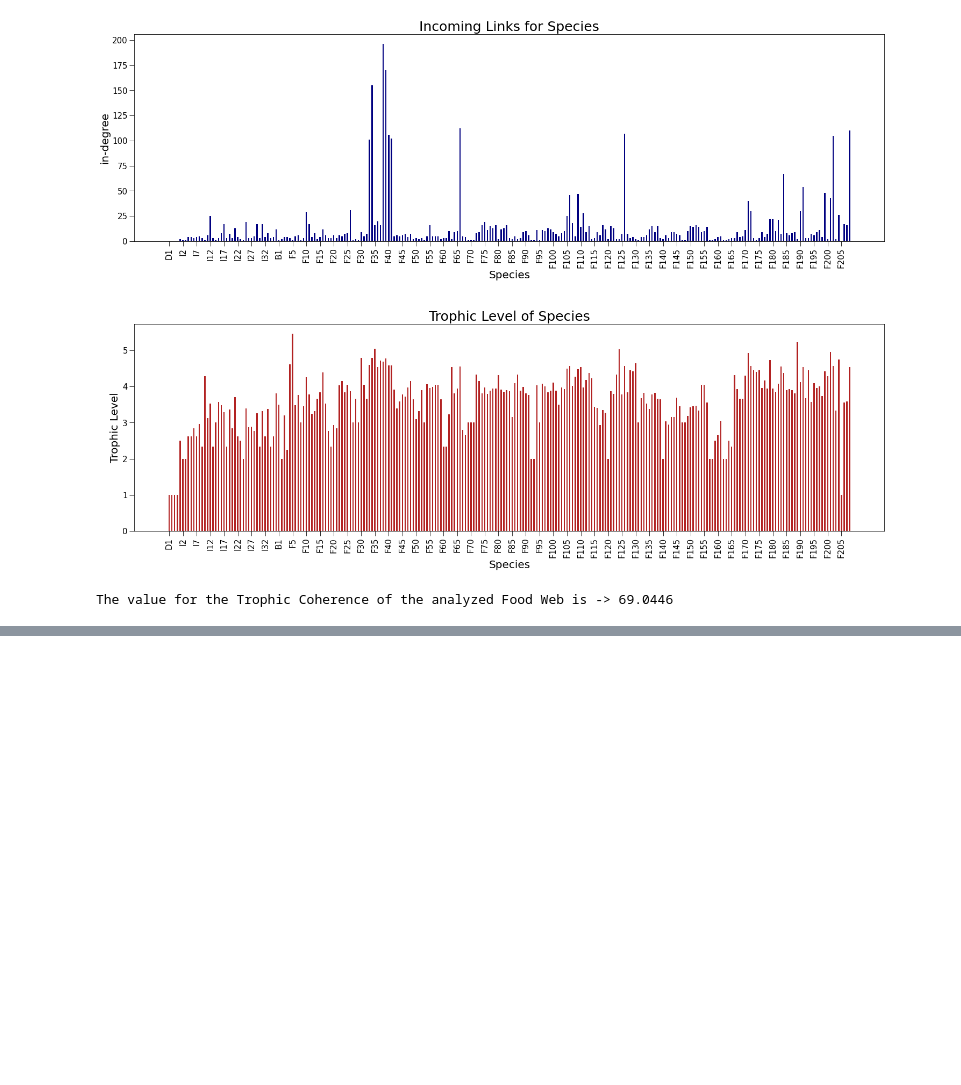
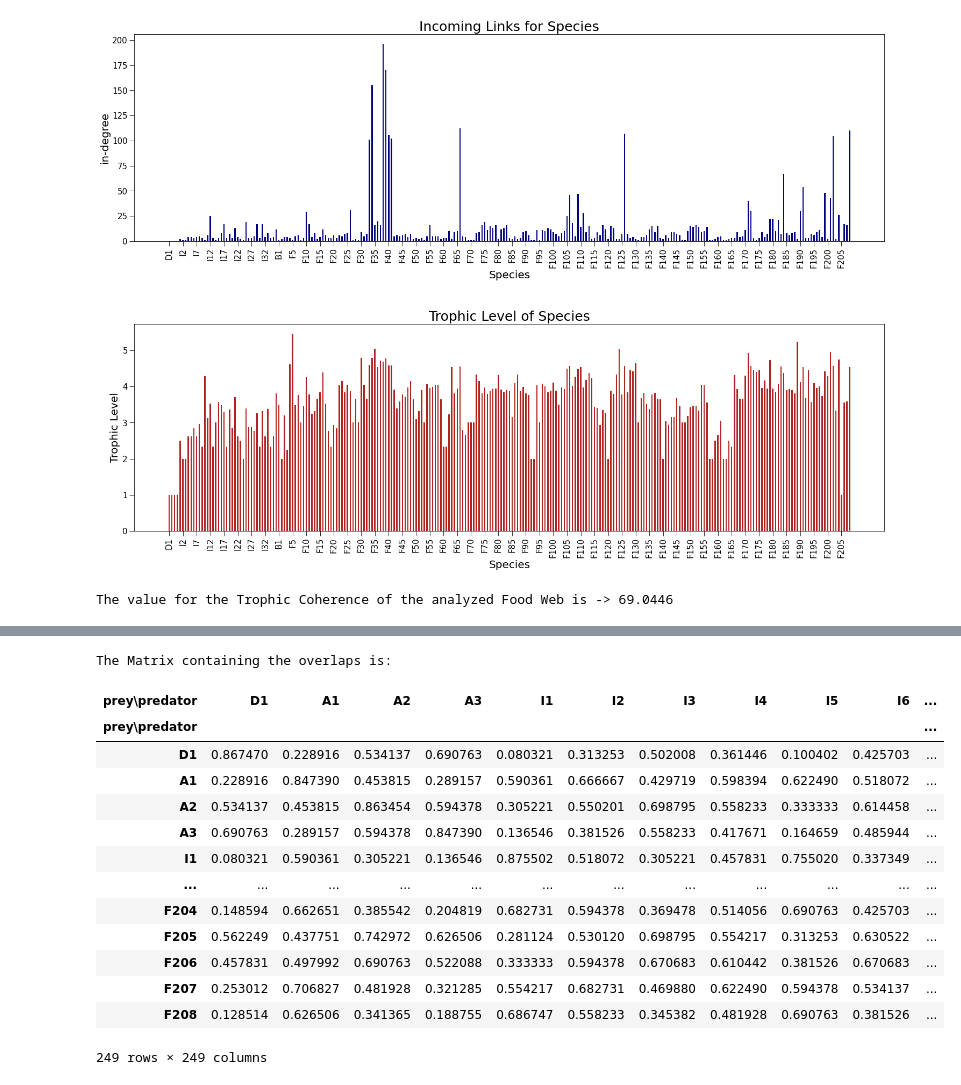
Before and after one commit to AndreaLazzari/PhysicalModelsOfLivingSystems, a Jupyter notebook: Week4/Homework_Week4_Lazzari.ipynb, the cells around one changed output, grey strips where cells are left out. Drawn from its saved outputs; the diff is of its cells as text; code cells hidden in the pictures; blank space fills up the shorter version.

```diff
--- a/Week4/Homework_Week4_Lazzari.ipynb
+++ b/Week4/Homework_Week4_Lazzari.ipynb
@@ -618,0 +651,19 @@ The value for the Trophic Coherence of the analyzed Food Web is -> 69.0446
+# %%
+S, C = 249, 0.42                    # Re-defining S and C
+
+trophic_levels = np.random.uniform(0, 1, size = S)
+
+trophic_difference = trophic_levels[:,np.newaxis] - trophic_levels     # Creating the matrix of mu_i - mu_j
+
+mask_func = np.vectorize(lambda x: 1 if x > 0 else 0)
+mask = mask_func(trophic_difference)                # creating a matrix with ones if mu_i - mu_j > 0 and zeros otherwise
+
+link_func = np.vectorize(lambda x: 1 if (np.random.uniform(size = 1) <  (2 * C * S)/(S - 1)) else 0) # Putting in the links with probability (2 * C * S)/(S - 1)
+
+link_matrix = link_func(trophic_difference)
+
+final_matrix = mask * link_matrix                     # Making survive onbly the links with mu_i > mu_j
+
+
+print(f'Theoretically the total number of links is C * S^2 = {C * S**2:.0f}. \
+    \nIn the built interaction matrix we have {(L := np.count_nonzero(final_matrix))} links')
@@ -618,0 +673,6 @@ The value for the Trophic Coherence of the analyzed Food Web is -> 69.0446
+# %%
+df_cascade = pd.DataFrame(final_matrix)
+df_cascade.columns = df_food.columns
+df_cascade.index = df_food.index
+
+df_cascade.head()
@@ -618,0 +688,2 @@ The value for the Trophic Coherence of the analyzed Food Web is -> 69.0446
+# %%
+A_cascade_mat = np.array(df_cascade)
@@ -618,0 +713,27 @@ The value for the Trophic Coherence of the analyzed Food Web is -> 69.0446
+# %%
+#Overlap
+
+over_prey = np.dot( A_cascade_mat.T, A_cascade_mat )
+
+over_predator =  np.dot( A_cascade_mat, A_cascade_mat.T )
+
+overlap = (1/S) * (over_prey + over_predator)
+
+print("The Matrix containing the overlaps is: \n")
+display(pd.DataFrame(overlap, index = df_cascade.index, columns = df_cascade.index))
+# %% [output]
+The Matrix containing the overlaps is:
+| prey\predator | D1 | A1 | A2 | A3 | I1 | I2 | I3 | I4 | I5 | I6 | ... |
+| prey\predator |  |  |  |  |  |  |  |  |  |  | ... |
+| D1 | 0.867470 | 0.228916 | 0.534137 | 0.690763 | 0.080321 | 0.313253 | 0.502008 | 0.361446 | 0.100402 | 0.425703 | ... |
+| A1 | 0.228916 | 0.847390 | 0.453815 | 0.289157 | 0.590361 | 0.666667 | 0.429719 | 0.598394 | 0.622490 | 0.518072 | ... |
+| A2 | 0.534137 | 0.453815 | 0.863454 | 0.594378 | 0.305221 | 0.550201 | 0.698795 | 0.558233 | 0.333333 | 0.614458 | ... |
+| A3 | 0.690763 | 0.289157 | 0.594378 | 0.847390 | 0.136546 | 0.381526 | 0.558233 | 0.417671 | 0.164659 | 0.485944 | ... |
+| I1 | 0.080321 | 0.590361 | 0.305221 | 0.136546 | 0.875502 | 0.518072 | 0.305221 | 0.457831 | 0.755020 | 0.337349 | ... |
+| ... | ... | ... | ... | ... | ... | ... | ... | ... | ... | ... | ... |
+| F204 | 0.148594 | 0.662651 | 0.385542 | 0.204819 | 0.682731 | 0.594378 | 0.369478 | 0.514056 | 0.690763 | 0.425703 | ... |
+| F205 | 0.562249 | 0.437751 | 0.742972 | 0.626506 | 0.281124 | 0.530120 | 0.698795 | 0.554217 | 0.313253 | 0.630522 | ... |
+| F206 | 0.457831 | 0.497992 | 0.690763 | 0.522088 | 0.333333 | 0.594378 | 0.670683 | 0.610442 | 0.381526 | 0.670683 | ... |
+| F207 | 0.253012 | 0.706827 | 0.481928 | 0.321285 | 0.554217 | 0.682731 | 0.469880 | 0.622490 | 0.594378 | 0.534137 | ... |
+| F208 | 0.128514 | 0.626506 | 0.341365 | 0.188755 | 0.686747 | 0.558233 | 0.345382 | 0.481928 | 0.690763 | 0.381526 | ... |
+249 rows × 249 columns
```
Also changed, not shown: parts of 25 cells of this notebook.
